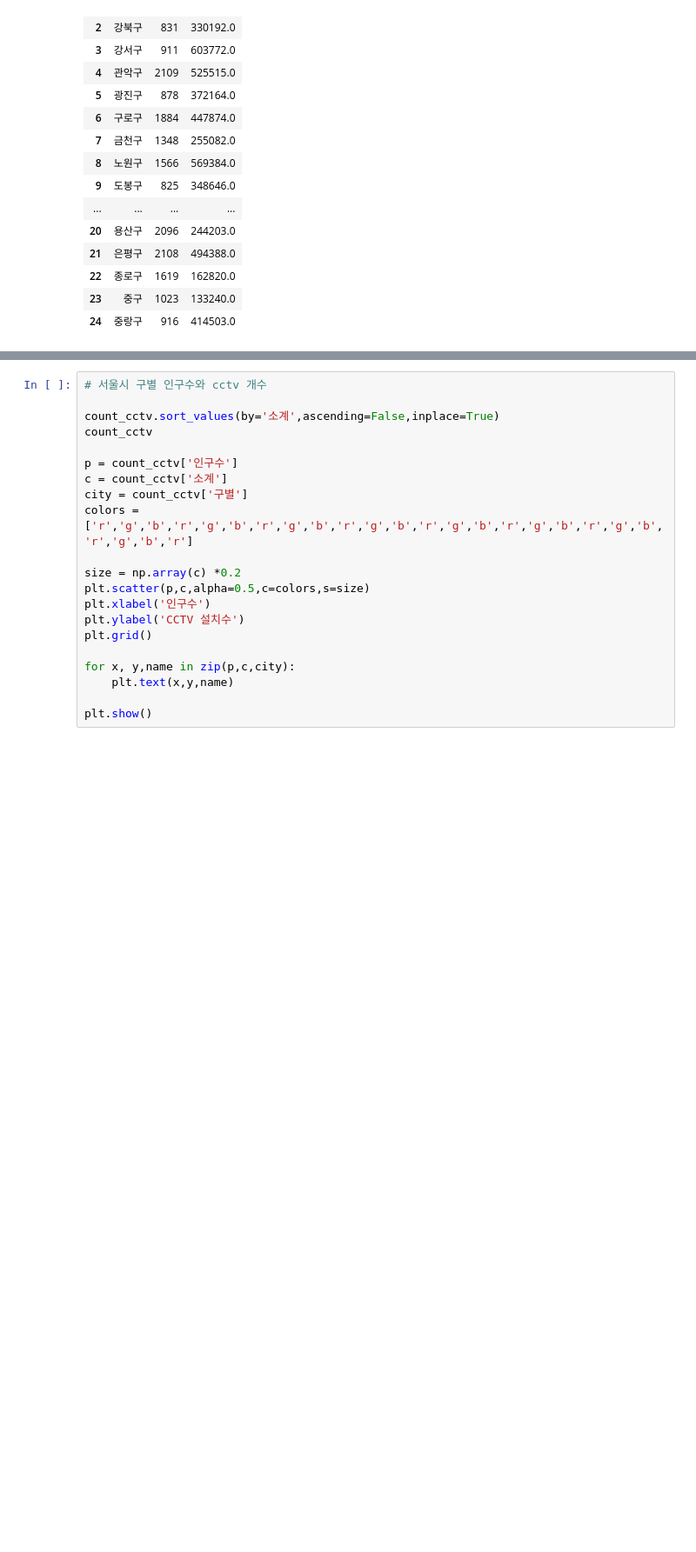
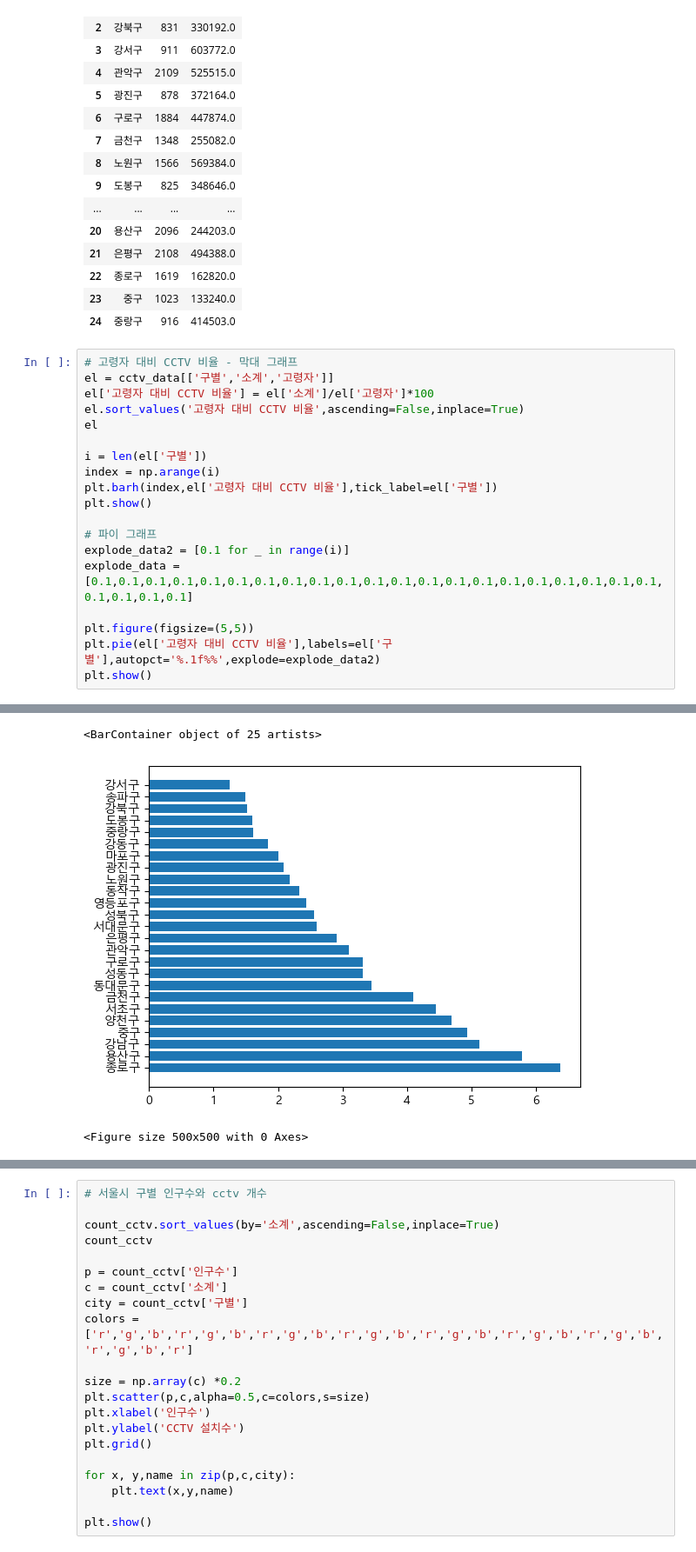
Before and after one commit to abcicecream/homewrork_incomplete, a Jupyter notebook: 과제1_CCTV.ipynb, the cells around one changed output, grey strips where cells are left out. Shown at 87% size. Drawn from its saved outputs; the diff is of its cells as text; blank space fills up the shorter version.

```diff
--- a/과제1_CCTV.ipynb
+++ b/과제1_CCTV.ipynb
@@ -74,3 +74,23 @@ count_cctv
 | 22 | 종로구 | 1619 | 162820.0 |
 | 23 | 중구 | 1023 | 133240.0 |
 | 24 | 중랑구 | 916 | 414503.0 |
+# %%
+# 고령자 대비 CCTV 비율 - 막대 그래프
+el = cctv_data[['구별','소계','고령자']]
+el['고령자 대비 CCTV 비율'] = el['소계']/el['고령자']*100
+el.sort_values('고령자 대비 CCTV 비율',ascending=False,inplace=True)
+el
+
+i = len(el['구별'])
+index = np.arange(i)
+plt.barh(index,el['고령자 대비 CCTV 비율'],tick_label=el['구별'])
+plt.show()
+
+# 파이 그래프
+explode_data2 = [0.1 for _ in range(i)]
+explode_data =[0.1,0.1,0.1,0.1,0.1,0.1,0.1,0.1,0.1,0.1,0.1,0.1,0.1,0.1,0.1,0.1,0.1,0.1,0.1,0.1,0.1,0.1,0.1,0.1,0.1]
+
+plt.figure(figsize=(5,5))
+plt.pie(el['고령자 대비 CCTV 비율'],labels=el['구별'],autopct='%.1f%%',explode=explode_data2)
+plt.show()
+# %% [output]
@@ -76,0 +114,3 @@ count_cctv
+<BarContainer object of 25 artists>
+[figure, added]
+<Figure size 500x500 with 0 Axes>
```
Also changed, not shown: parts of 4 cells of this notebook, 1 other file.
